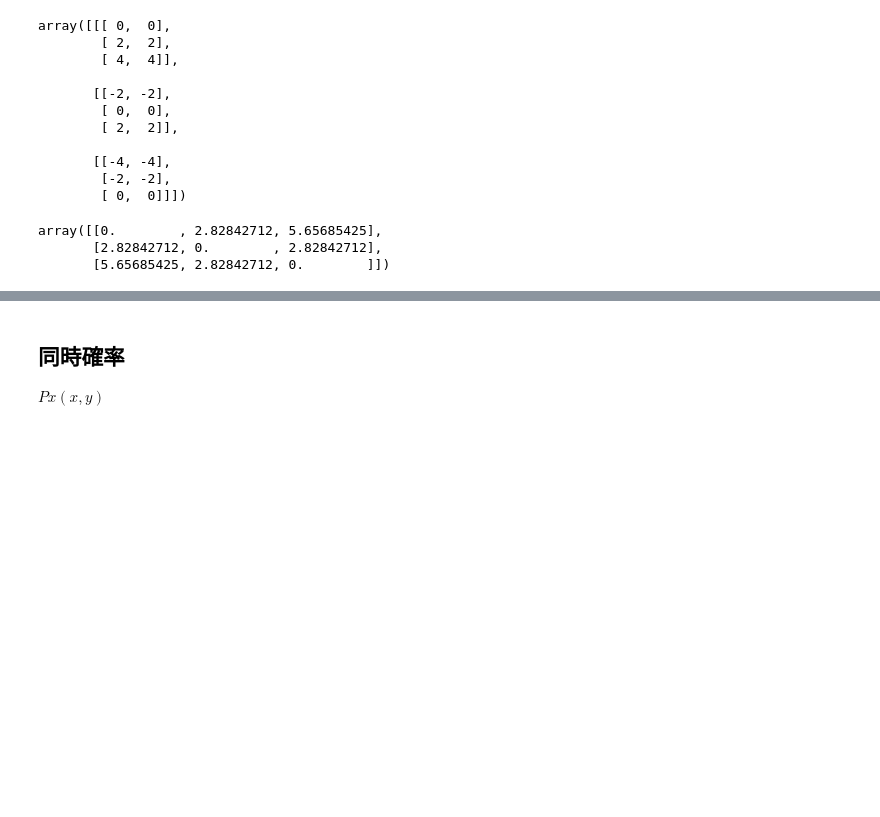
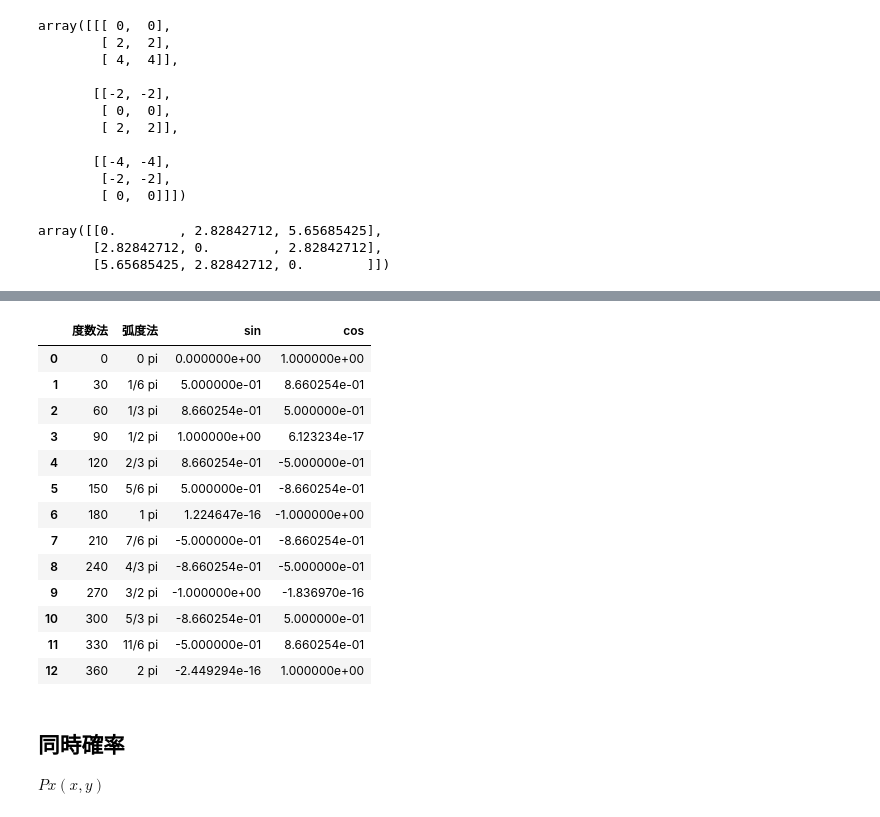
Before and after one commit to HiroshiATakano/GitHub, a Jupyter notebook: 統計学が最高の学問である「数学編」.ipynb, the cells around one changed output, grey strips where cells are left out. Cells and saved outputs as stored; diff of their text form; code cells hidden in the pictures; blank space fills up the shorter version.

```diff
--- a/統計学が最高の学問である「数学編」.ipynb
+++ b/統計学が最高の学問である「数学編」.ipynb
@@ -466,0 +480,3 @@ array([[0.        , 2.82842712, 5.65685425],
+# %%
+d = np.arange(0,370,30)
+d.dtype
@@ -466,0 +485,9 @@ array([[0.        , 2.82842712, 5.65685425],
+# %%
+r = np.radians(d/np.pi)
+# %%
+from fractions import Fraction
+
+for i in np.arange(len(d)):
+  f = Fraction(str(r[i]))
+  f_[i] = str(f.limit_denominator(50))+' pi'
+f_
@@ -467,3 +508,24 @@ array([[0.        , 2.82842712, 5.65685425],
+# %%
+df = pd.DataFrame({'度数法':d,'弧度法':f_})
+# %%
+df['sin'] = np.sin(np.radians(d))
+df['cos'] = np.cos(np.radians(d))
+df
+# %% [output]
+|  | 度数法 | 弧度法 | sin | cos |
+| 0 | 0 | 0 pi | 0.000000e+00 | 1.000000e+00 |
+| 1 | 30 | 1/6 pi | 5.000000e-01 | 8.660254e-01 |
+| 2 | 60 | 1/3 pi | 8.660254e-01 | 5.000000e-01 |
+| 3 | 90 | 1/2 pi | 1.000000e+00 | 6.123234e-17 |
+| 4 | 120 | 2/3 pi | 8.660254e-01 | -5.000000e-01 |
+| 5 | 150 | 5/6 pi | 5.000000e-01 | -8.660254e-01 |
+| 6 | 180 | 1 pi | 1.224647e-16 | -1.000000e+00 |
+| 7 | 210 | 7/6 pi | -5.000000e-01 | -8.660254e-01 |
+| 8 | 240 | 4/3 pi | -8.660254e-01 | -5.000000e-01 |
+| 9 | 270 | 3/2 pi | -1.000000e+00 | -1.836970e-16 |
+| 10 | 300 | 5/3 pi | -8.660254e-01 | 5.000000e-01 |
+| 11 | 330 | 11/6 pi | -5.000000e-01 | 8.660254e-01 |
+| 12 | 360 | 2 pi | -2.449294e-16 | 1.000000e+00 |
 # %% [markdown]
 ## 同時確率
 
```
Also changed, not shown: parts of 6 cells of this notebook.
